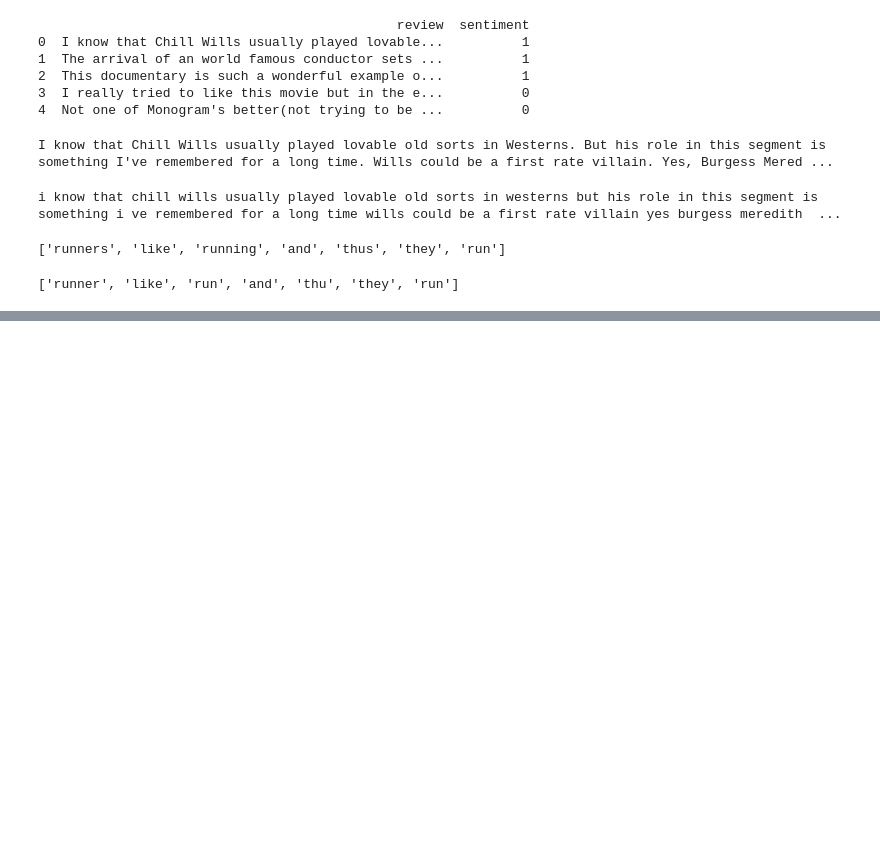
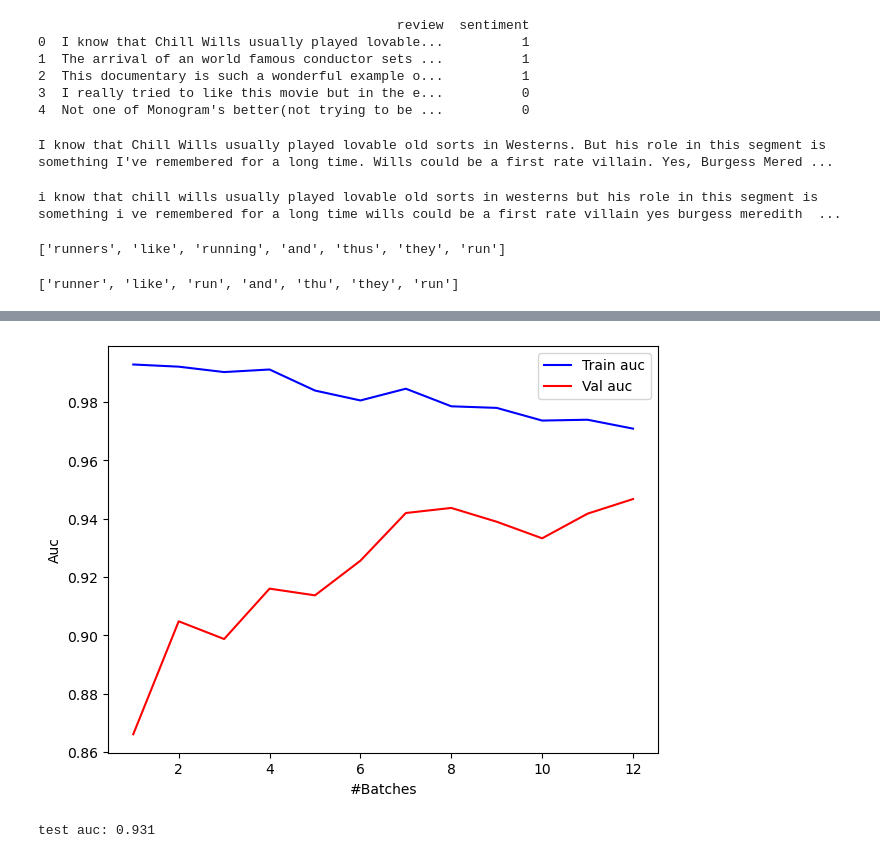
Before and after one commit to frankkn/NTHU_DeepLearning, a Jupyter notebook: Cup1_TextFeatureEngineering/preview/preview.ipynb, the cells around one changed output, grey strips where cells are left out. Drawn from its saved outputs; the diff is of its cells as text; code cells hidden in the pictures; blank space fills up the shorter version.

```diff
--- a/Cup1_TextFeatureEngineering/preview/preview.ipynb
+++ b/Cup1_TextFeatureEngineering/preview/preview.ipynb
@@ -81,0 +299,30 @@ print(tokenizer_stem_nostop('runners like running and thus they run'))
+# %%
+from sklearn.feature_extraction.text import HashingVectorizer
+from sklearn.linear_model import SGDClassifier
+from sklearn.metrics import roc_auc_score
+
+hashvec = HashingVectorizer(n_features=2**20,
+                            preprocessor=preprocessor, tokenizer=tokenizer_stem_nostop)
+# loss='log' gives logistic regression
+clf = SGDClassifier(loss='log_loss', max_iter=100, tol=1e-3)
+batch_size = 1000
+stream = get_stream(path='./datasets/train.csv', size=batch_size)
+classes = np.array([0, 1])
+train_auc, val_auc = [], []
+# we use one batch for training and another for validation in each iteration
+iters = int((25000+batch_size-1)/(batch_size*2))
+for i in range(iters):
+    batch = next(stream)
+    X_train, y_train = batch['review'], batch['sentiment']
+    if X_train is None:
+        break
+    X_train = hashvec.transform(X_train)
+    clf.partial_fit(X_train, y_train, classes=classes)
+    train_auc.append(roc_auc_score(y_train, clf.predict_proba(X_train)[:,1]))
+
+    # validate
+    batch = next(stream)
+    X_val, y_val = batch['review'], batch['sentiment']
+    score = roc_auc_score(y_val, clf.predict_proba(hashvec.transform(X_val))[:,1])
+    val_auc.append(score)
+    print('[{}/{}] {}'.format((i+1)*(batch_size*2), 25000, score))
@@ -81,0 +342,35 @@ print(tokenizer_stem_nostop('runners like running and thus they run'))
+# %%
+import os
+if not os.path.exists('output'):
+    os.mkdir('output')
+
+import matplotlib.pyplot as plt
+
+plt.plot(range(1, len(train_auc)+1), train_auc, color='blue', label='Train auc')
+plt.plot(range(1, len(train_auc)+1), val_auc, color='red', label='Val auc')
+plt.legend(loc="best")
+plt.xlabel('#Batches')
+plt.ylabel('Auc')
+plt.tight_layout()
+plt.savefig('./output/fig-out-of-core.png', dpi=300)
+plt.show()
+# %% [output]
+[figure, added]
+# %%
+# import optimized pickle written in C for serializing and
+# de-serializing a Python object
+import _pickle as pkl
+
+# dump to disk
+pkl.dump(hashvec, open('output/hashvec.pkl', 'wb'))
+pkl.dump(clf, open('output/clf-sgd.pkl', 'wb'))
+
+# load from disk
+hashvec = pkl.load(open('output/hashvec.pkl', 'rb'))
+clf = pkl.load(open('output/clf-sgd.pkl', 'rb'))
+
+df_test = pd.read_csv('./datasets/test.csv')
+print('test auc: %.3f' % roc_auc_score(df_test['sentiment'], \
+            clf.predict_proba(hashvec.transform(df_test['review']))[:,1]))
+# %% [output]
+test auc: 0.931
```
Also changed, not shown: parts of 11 cells of this notebook, 7 other files.
